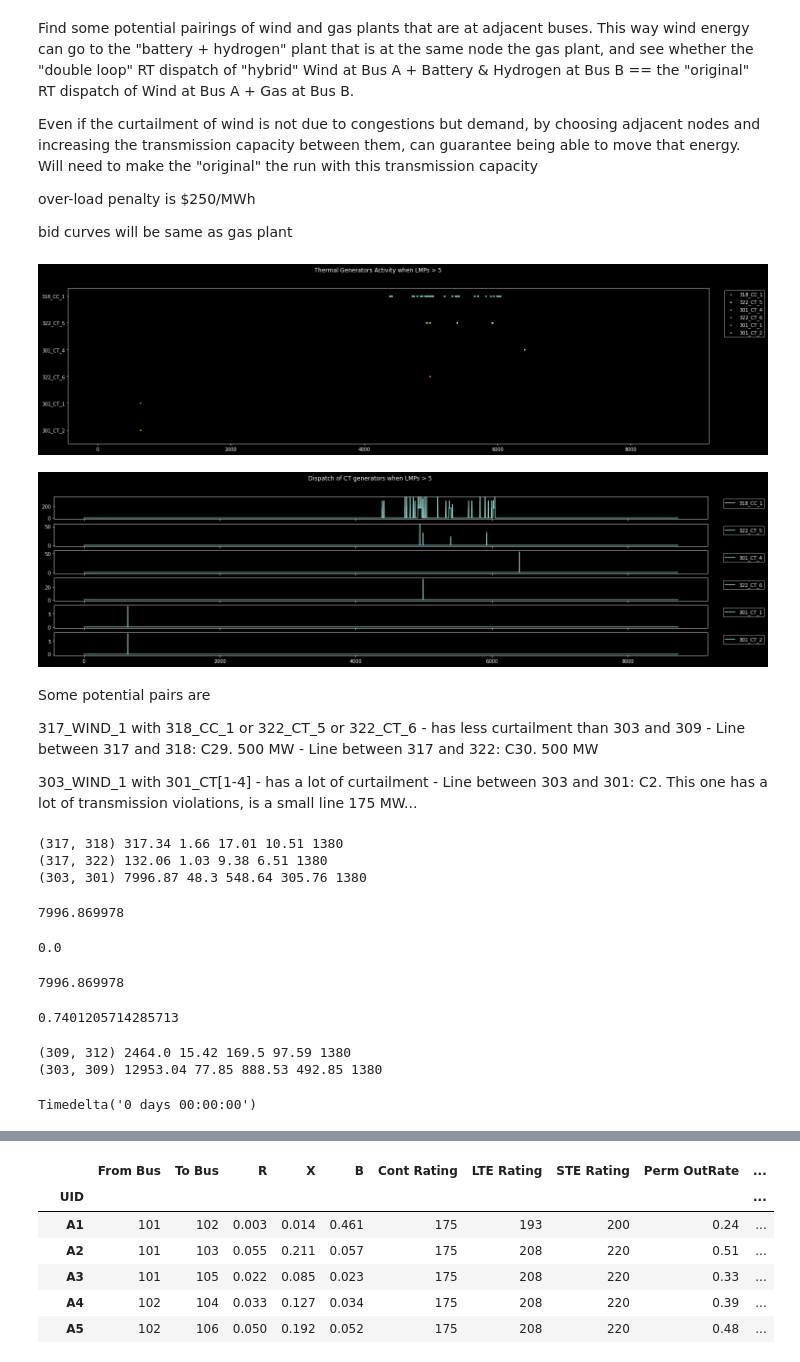
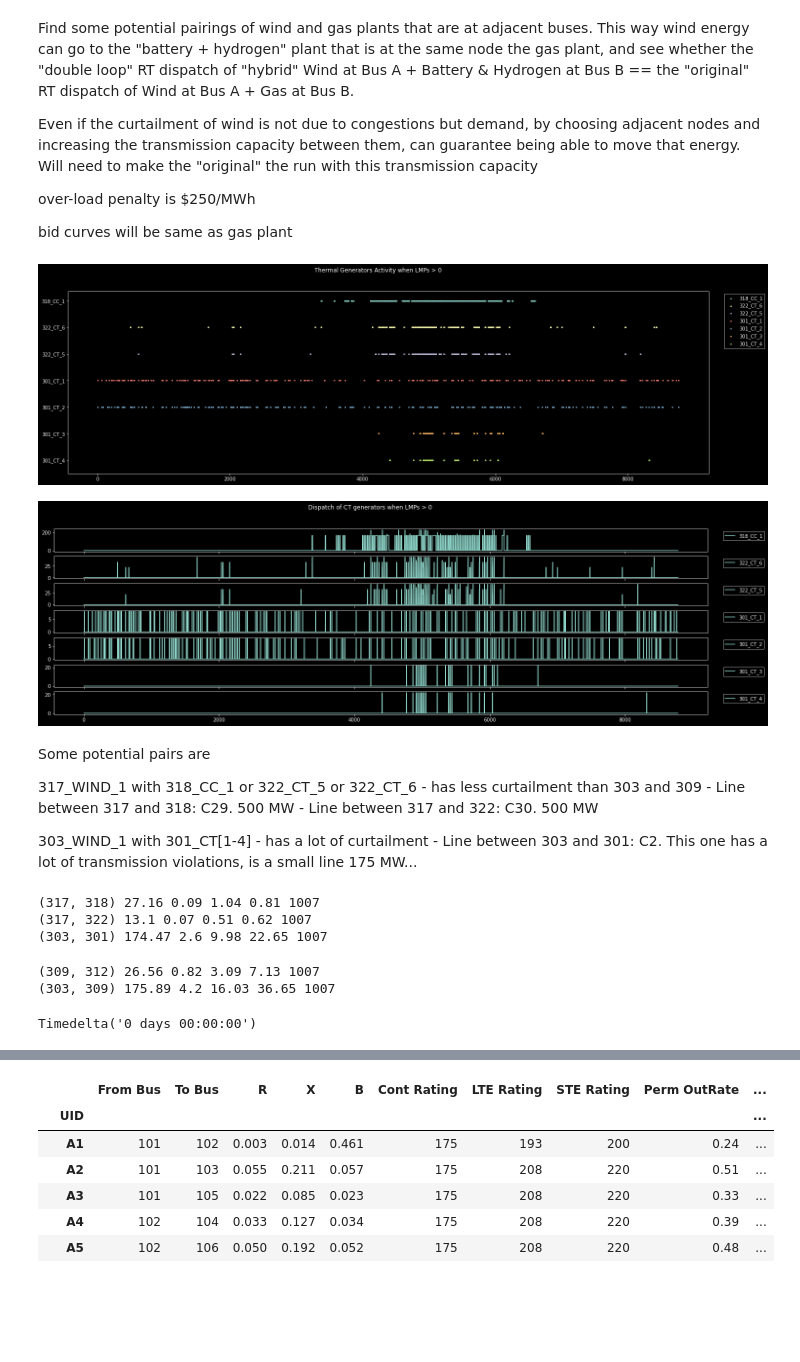
Before and after one commit to dguittet/dispatches, a Jupyter notebook: dispatches/case_studies/renewables_h2_case/prescient_analysis.ipynb, the cells around one changed output, grey strips where cells are left out. Cells and saved outputs as stored; diff of their text form; code cells hidden in the pictures; blank space fills up the shorter version.

```diff
--- a/dispatches/case_studies/renewables_h2_case/prescient_analysis.ipynb
+++ b/dispatches/case_studies/renewables_h2_case/prescient_analysis.ipynb
@@ -8,13 +8,14 @@ from dispatches.case_studies.renewables_case.double_loop_utils import *
 import matplotlib.pyplot as plt
 plt.style.use('dark_background')
 
-# rts_gmlc_dir = Path("/Users/dguittet/Projects/Dispatches/workspace/prescient_runs/simulate_with_network_with_uncertainty_w_10_reserves")
-rts_gmlc_dir = Path("/Users/dguittet/Projects/Dispatches/workspace/prescient_runs/simulate_with_network_with_uncertainty_w_10_reserves_1000_shortfall_eagle")
-rts_gmlc_dir = Path("/Users/dguittet/Projects/Dispatches/workspace/prescient_runs/simulate_with_network_with_uncertainty_w_10_reserves_500_shortfall_eagle")
-# rts_gmlc_dir = Path("/Users/dguittet/Projects/Dispatches/workspace/prescient_runs/simulate_with_network_with_uncertainty_w_15_reserves_1000_shortfall_eagle")
-# rts_gmlc_dir = Path("/Users/dguittet/Projects/Dispatches/workspace/prescient_runs/simulate_with_network_with_uncertainty_w_15_reserves_500_shortfall_eagle")
-rts_gmlc_dir = Path("/Users/dguittet/Projects/Dispatches/workspace/deterministic_with_network_simulation_output_year")
-
+rts_gmlc_dirs = [
+    Path("/Users/dguittet/Projects/Dispatches/workspace/prescient_runs/simulate_with_network_with_uncertainty_w_10_reserves"),
+    Path("/Users/dguittet/Projects/Dispatches/workspace/prescient_runs/simulate_with_network_with_uncertainty_w_10_reserves_1000_shortfall_eagle"),
+    Path("/Users/dguittet/Projects/Dispatches/workspace/prescient_runs/simulate_with_network_with_uncertainty_w_10_reserves_500_shortfall_eagle"),
+    Path("/Users/dguittet/Projects/Dispatches/workspace/prescient_runs/simulate_with_network_with_uncertainty_w_15_reserves_1000_shortfall_eagle"),
+    Path("/Users/dguittet/Projects/Dispatches/workspace/prescient_runs/simulate_with_network_with_uncertainty_w_15_reserves_500_shortfall_eagle"),
+]
+rts_gmlc_dir = rts_gmlc_dirs[1]
 summary, gen_df = read_prescient_outputs(rts_gmlc_dir, rts_gmlc.source_data_path)
 branch_df, line_df, network = get_rtsgmlc_network(rts_gmlc_dir, rts_gmlc.source_data_path)
 # %%
@@ -161,16 +161,16 @@ bid curves will be same as gas plant
 # %%
 adj_buses = list(wind_buses.keys())
 for wind_bus in wind_buses.keys():
     adj_buses.extend(network[wind_bus])
 adj_buses = set(adj_buses)
 adj_buses = set(bus_dict[i] for i in adj_buses)
 # get_generators_on_during_high_lmps(summary[summary.Bus.isin(adj_buses)], 0, True)
 
 tmp = summary[summary.Bus.isin(adj_buses)].copy()
-adj_on_when_LMP_high = get_generators_on_during_high_lmps(tmp, 5, True)
+adj_on_when_LMP_high = get_generators_on_during_high_lmps(tmp, 0, True)
 # %% [output]
-[figure, old version]
+[figure, new version]
-[figure, old version]
+[figure, new version]
 # %% [markdown]
 Some potential pairs are
 
@@ -189,20 +189,9 @@ for (i, j) in pairs:
     LMP_diff = (summary.query(f"Bus == '{bus_dict[i]}'")['LMP'] - summary.query(f"Bus == '{bus_dict[j]}'")['LMP']).abs()
     print((i, j), LMP_diff.max().round(2), LMP_diff.mean().round(2), LMP_diff.std().round(2), LMP_diff[LMP_diff != 0].mean().round(2), np.count_nonzero(LMP_diff))
 # %% [output]
-(317, 318) 317.34 1.66 17.01 10.51 1380
-(317, 322) 132.06 1.03 9.38 6.51 1380
-(303, 301) 7996.87 48.3 548.64 305.76 1380
+(317, 318) 27.16 0.09 1.04 0.81 1007
+(317, 322) 13.1 0.07 0.51 0.62 1007
+(303, 301) 174.47 2.6 9.98 22.65 1007
-# %%
-display(LMP_diff.iloc[743])
-display(summary.query(f"Bus == '{bus_dict[i]}'").iloc[743]['LMP'])
-display(summary.query(f"Bus == '{bus_dict[j]}'").iloc[743]['LMP'])
-
-line_df[(line_df['From Bus'] == 301) & (line_df['To Bus'] == 303)].iloc[743]['Relative Flow']
-# %% [output]
-7996.869978
-0.0
-7996.869978
-0.7401205714285713
 # %%
 # PV and Wind
 pairs = [[309, 312], [303, 309]]
@@ -214,7 +203,7 @@ for (i, j) in pairs:
 
 (ts[0].index - ts[1].index).max()
 # %% [output]
-(309, 312) 2464.0 15.42 169.5 97.59 1380
-(303, 309) 12953.04 77.85 888.53 492.85 1380
+(309, 312) 26.56 0.82 3.09 7.13 1007
+(303, 309) 175.89 4.2 16.03 36.65 1007
 Timedelta('0 days 00:00:00')
 # %% [markdown]
```
Also changed, not shown: parts of 13 cells of this notebook, 1 other file.
